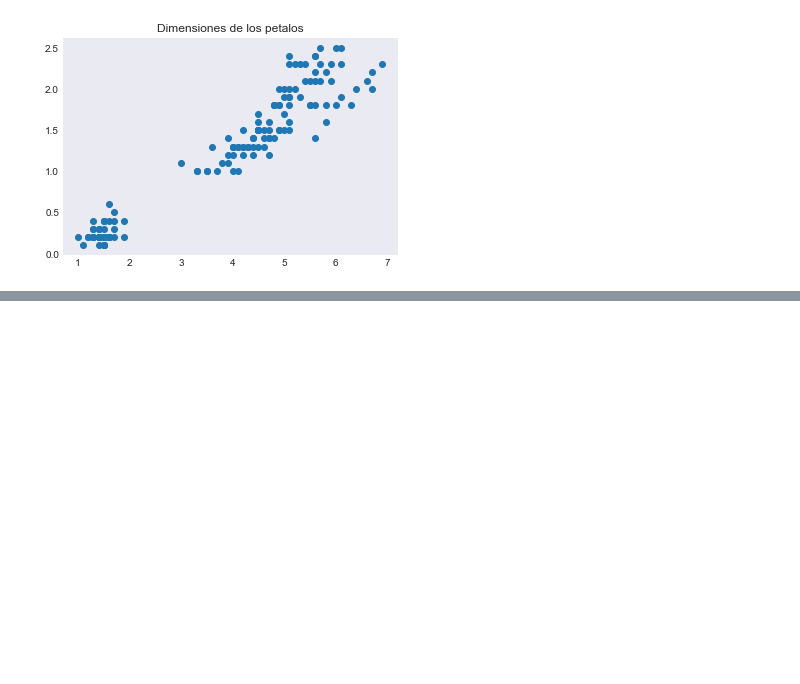
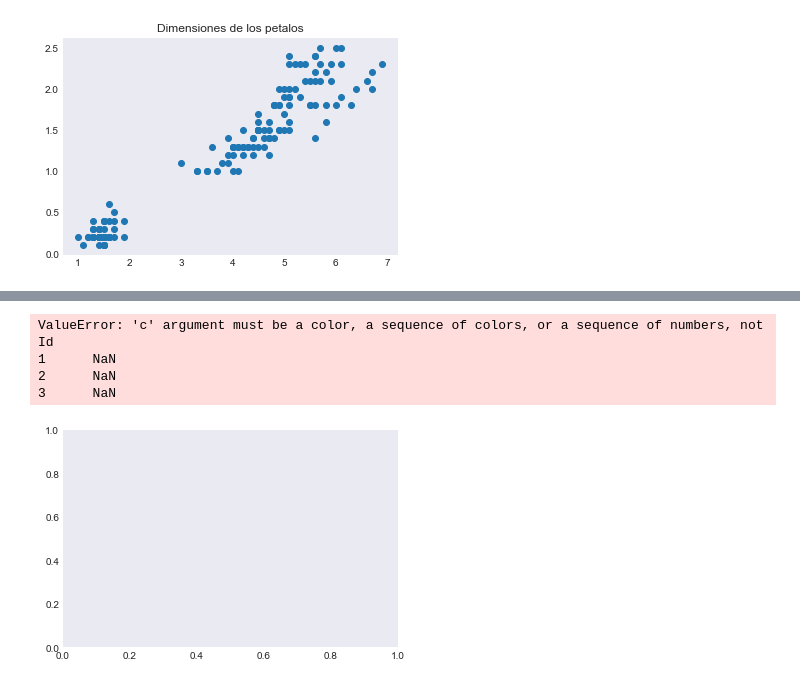
Before and after one commit to p-aguila/2022_ciencia-de-datos, a Jupyter notebook: 2021_12_28_iris_dataset.ipynb, the cells around one changed output, grey strips where cells are left out. Drawn from its saved outputs; the diff is of its cells as text; code cells hidden in the pictures; blank space fills up the shorter version.

```diff
--- a/2021_12_28_iris_dataset.ipynb
+++ b/2021_12_28_iris_dataset.ipynb
@@ -91,4 +91,5 @@ plt.show()
 # %% [output]
 [figure]
 # %%
-index = df[df['PetalLengthCm'] ]
+indices = df[df['PetalLengthCm'] >= 2.5].index
+indices
@@ -94,0 +106,6 @@ index = df[df['PetalLengthCm'] ]
+# %%
+df.loc[indices, 'Tamaño'] = 'Grande'
+df.loc[indices, 'Color'] = 'r'
+# %%
+df.loc[indices, 'Tamaño'] = 'Pequeña'
+df.loc[indices, 'Color'] = 'b'
@@ -94,0 +129,10 @@ index = df[df['PetalLengthCm'] ]
+# %%
+plt.scatter(df['PetalLengthCm'], df['PetalWidthCm'], c = df.loc[:, 'Color'])
+plt.title('Dimensiones de los petalos')
+plt.show()
+# %% [output]
+ValueError: 'c' argument must be a color, a sequence of colors, or a sequence of numbers, not Id
+1      NaN
+2      NaN
+3      NaN
+[figure, added]
```
Also changed, not shown: parts of 2 cells of this notebook, 6 other files.
